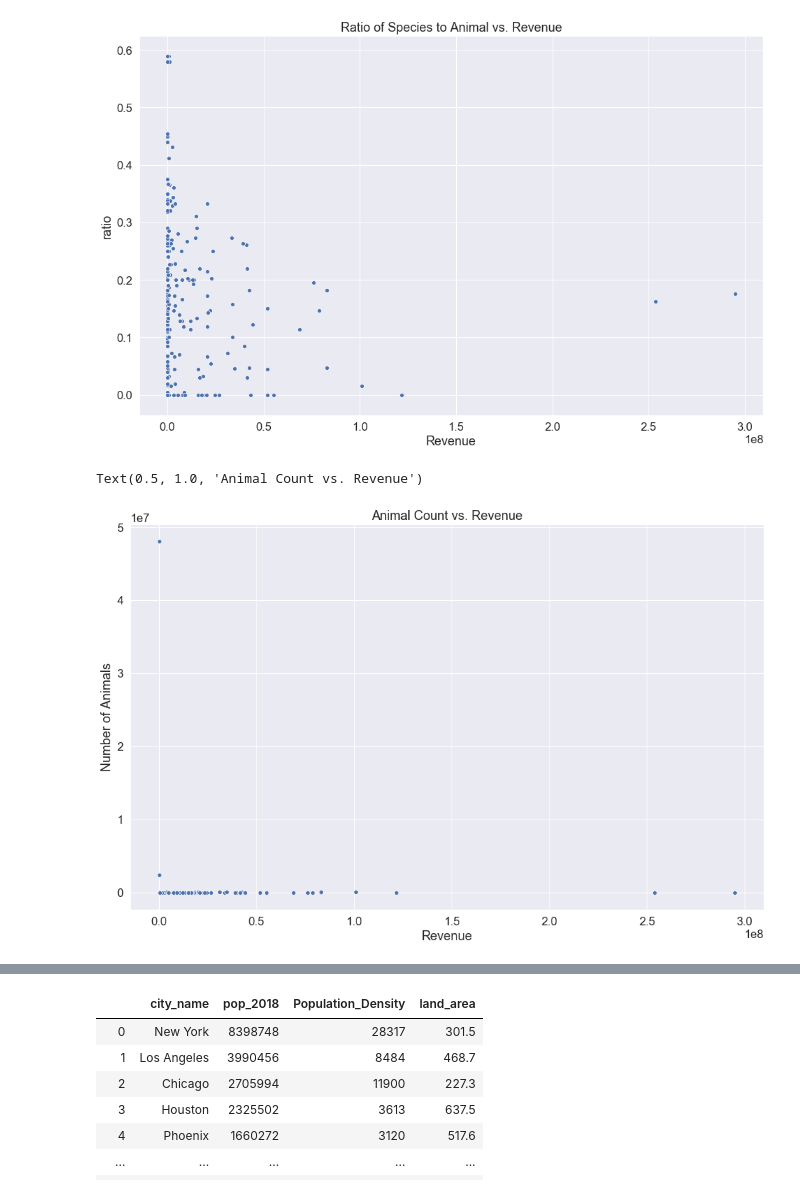
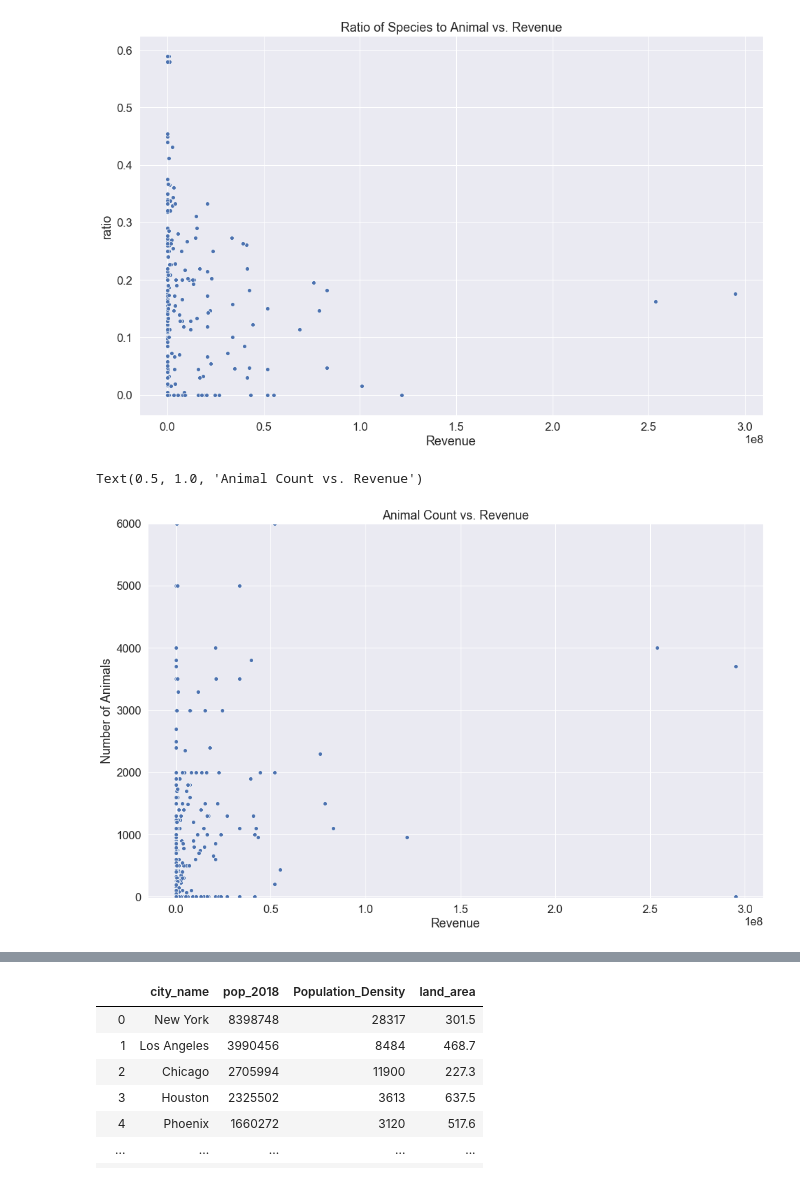
Before and after one commit to ConnorHaas03/WebScrapyProject, a Jupyter notebook: ScrapyProject.ipynb, the cells around one changed output, grey strips where cells are left out. Saved outputs shown, nothing was run; the diff lists cells and outputs as text; code cells hidden in the pictures.

```diff
--- a/ScrapyProject.ipynb
+++ b/ScrapyProject.ipynb
@@ -319,9 +319,10 @@ Text(0.5, 1.0, 'Ratio of Species to Animal vs. Revenue')
 # %%
 aniRevDF = zooDF5.copy()
 
 plt.figure(figsize=(16,10))
+plt.ylim(-20,6000)
 sns.set(font_scale=1.5)
-sns.scatterplot(x=aniRevDF['Revenue'], y=aniRevDF['Number of Animals'], data=aniRevDF, ci= None).set_title("Animal Count vs. Revenue")
+sns.scatterplot(x=aniRevDF['Revenue'], y=aniRevDF['Number of Animals'], data=aniRevDF).set_title("Animal Count vs. Revenue")
 # %% [output]
 Text(0.5, 1.0, 'Animal Count vs. Revenue')
-[figure, old version]
+[figure, new version]
```
Also changed, not shown: parts of 2 cells of this notebook, 6 other files.
